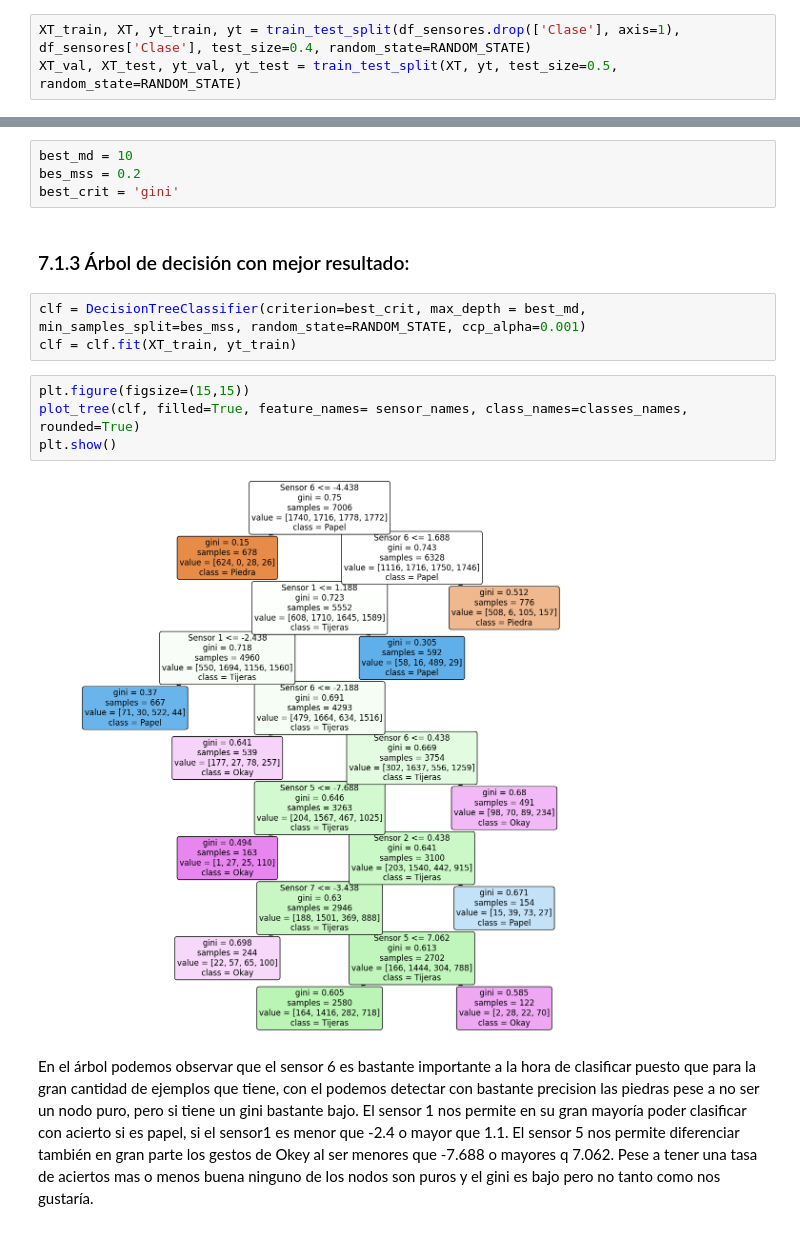
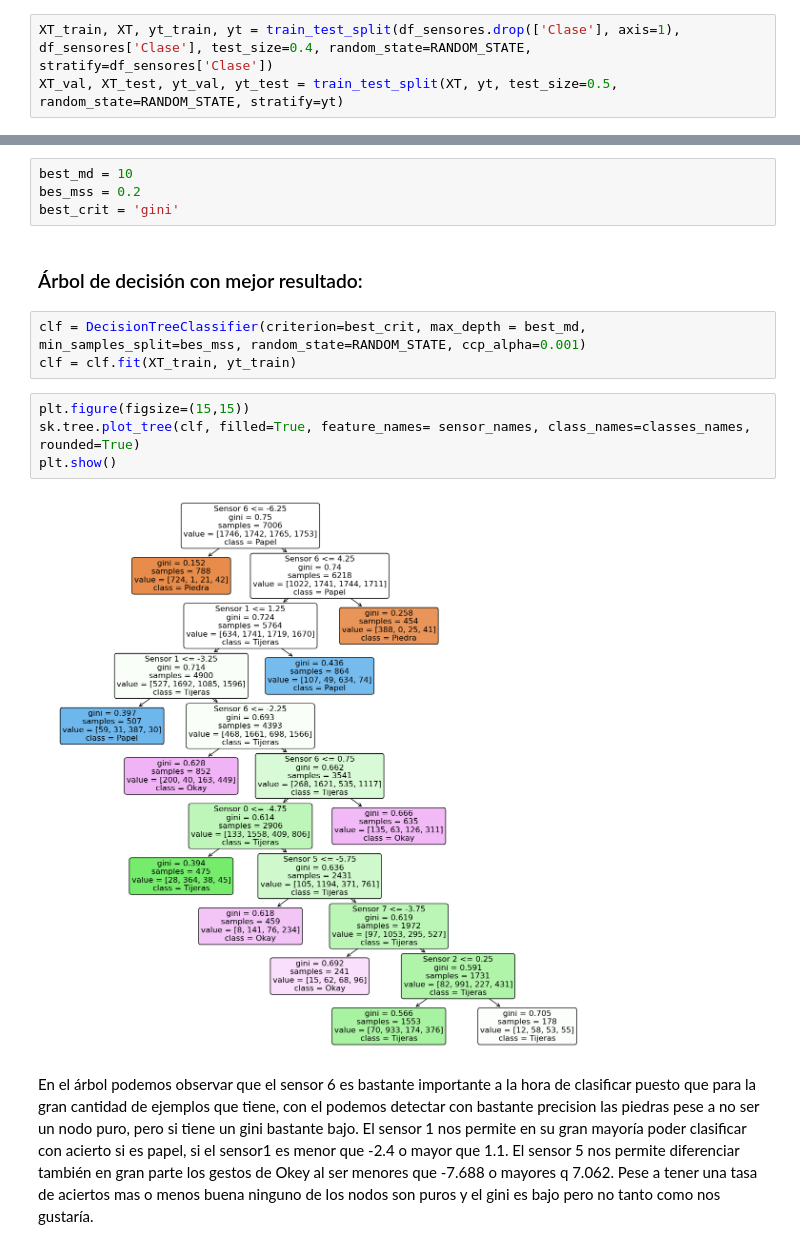
Before and after one commit to Dai-vl/Machine-Learning, a Jupyter notebook: PF/PF.ipynb, the cells around one changed output, grey strips where cells are left out. Drawn from its saved outputs; the diff is of its cells as text.

```diff
--- a/PF/PF.ipynb
+++ b/PF/PF.ipynb
@@ -801,8 +800,8 @@ df_sensores.groupby(['Clase']).describe()
 # %% [markdown]
 Separamos en train, test y validación:
 # %%
-XT_train, XT, yt_train, yt = train_test_split(df_sensores.drop(['Clase'], axis=1), df_sensores['Clase'], test_size=0.4, random_state=RANDOM_STATE)
-XT_val, XT_test, yt_val, yt_test = train_test_split(XT, yt, test_size=0.5, random_state=RANDOM_STATE)
+XT_train, XT, yt_train, yt = train_test_split(df_sensores.drop(['Clase'], axis=1), df_sensores['Clase'], test_size=0.4, random_state=RANDOM_STATE, stratify=df_sensores['Clase'])
+XT_val, XT_test, yt_val, yt_test = train_test_split(XT, yt, test_size=0.5, random_state=RANDOM_STATE, stratify=yt)
 # %%
 XT_train.shape, XT_val.shape, XT_test.shape, yt_train.shape, yt_val.shape, yt_test.shape
 # %% [output]
@@ -862,15 +861,15 @@ best_md = 10
 bes_mss = 0.2
 best_crit = 'gini'
 # %% [markdown]
-### 7.1.3 Árbol de decisión con mejor resultado:
+### Árbol de decisión con mejor resultado:
 # %%
 clf = DecisionTreeClassifier(criterion=best_crit, max_depth = best_md, min_samples_split=bes_mss, random_state=RANDOM_STATE, ccp_alpha=0.001)
 clf = clf.fit(XT_train, yt_train)
 # %%
 plt.figure(figsize=(15,15))
-plot_tree(clf, filled=True, feature_names= sensor_names, class_names=classes_names, rounded=True)
+sk.tree.plot_tree(clf, filled=True, feature_names= sensor_names, class_names=classes_names, rounded=True)
 plt.show()
 # %% [output]
-[figure, old version]
+[figure, new version]
 # %% [markdown]
 En el árbol podemos observar que el sensor 6 es bastante importante a la hora de clasificar puesto que para la gran cantidad de ejemplos que tiene, con el podemos detectar con bastante precision las piedras pese a no ser un nodo puro, pero si tiene un gini bastante bajo. El sensor 1 nos permite en su gran mayoría poder clasificar con acierto si es papel, si el sensor1 es menor que -2.4 o mayor que 1.1. El sensor 5 nos permite diferenciar también en gran parte los gestos de Okey al ser menores que -7.688 o mayores q 7.062. Pese a tener una tasa de aciertos mas o menos buena ninguno de los nodos son puros y el gini es bajo pero no tanto como nos gustaría.
```
Also changed, not shown: parts of 43 cells of this notebook, 2 other files.
